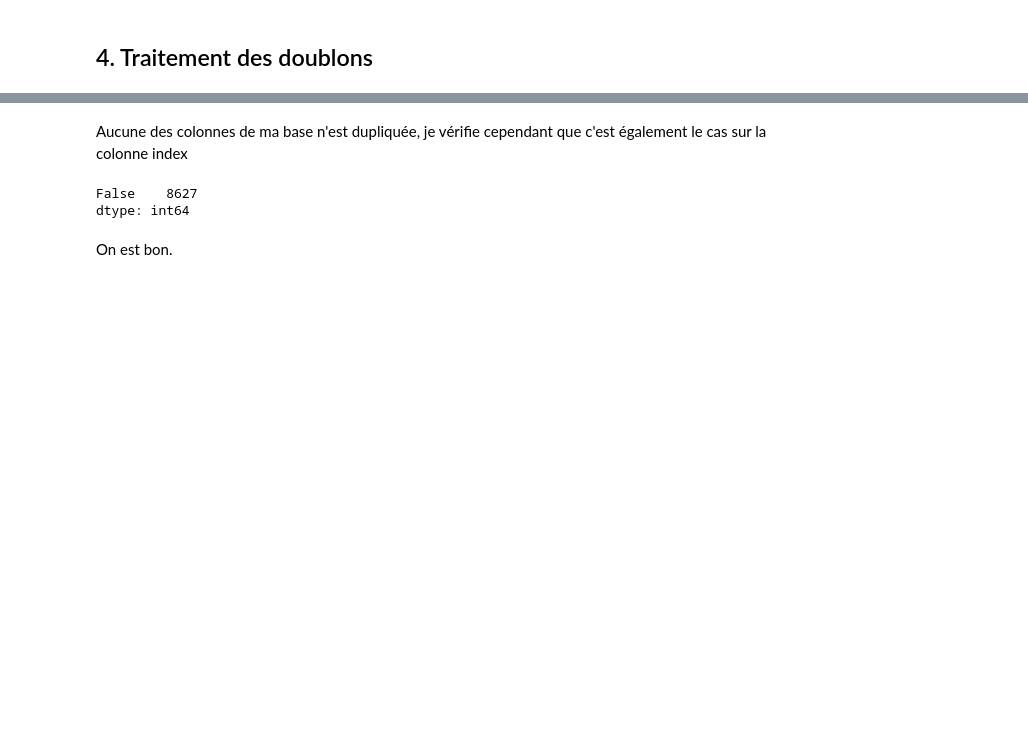
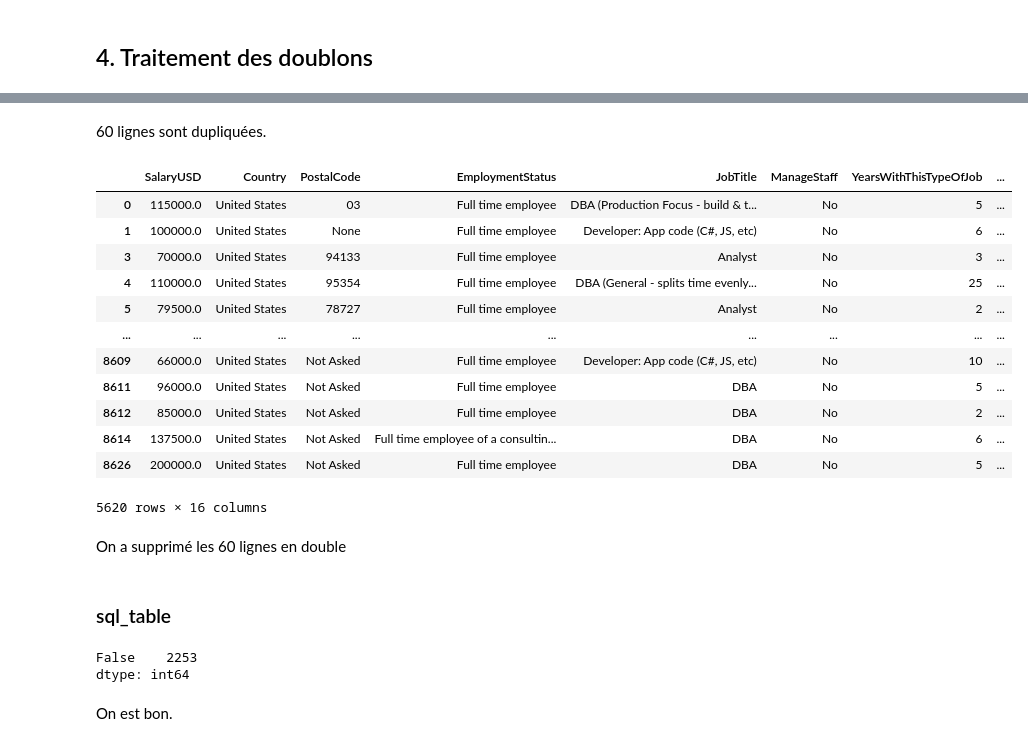
Before and after one commit to ATelders/american_dream, a Jupyter notebook: notebook/Career_cleaning.ipynb, the cells around one changed output, grey strips where cells are left out. Drawn from its saved outputs; the diff is of its cells as text; code cells hidden in the pictures; blank space fills up the shorter version.

```diff
--- a/notebook/Career_cleaning.ipynb
+++ b/notebook/Career_cleaning.ipynb
@@ -273,12 +310,32 @@ False    8627
 dtype: int64
-# %% [markdown]
-
-
-Aucune des colonnes de ma base n'est dupliquée, je vérifie cependant que c'est également le cas sur la colonne index
+# %% [markdown]
+
+
+60 lignes sont dupliquées.
+# %%
+df1.drop_duplicates()
+# %% [output]
+|  | SalaryUSD | Country | PostalCode | EmploymentStatus | JobTitle | ManageStaff | YearsWithThisTypeOfJob | ... |
+| 0 | 115000.0 | United States | 03 | Full time employee | DBA (Production Focus - build & t... | No | 5 | ... |
+| 1 | 100000.0 | United States | None | Full time employee | Developer: App code (C#, JS, etc) | No | 6 | ... |
+| 3 | 70000.0 | United States | 94133 | Full time employee | Analyst | No | 3 | ... |
+| 4 | 110000.0 | United States | 95354 | Full time employee | DBA (General - splits time evenly... | No | 25 | ... |
+| 5 | 79500.0 | United States | 78727 | Full time employee | Analyst | No | 2 | ... |
+| ... | ... | ... | ... | ... | ... | ... | ... | ... |
+| 8609 | 66000.0 | United States | Not Asked | Full time employee | Developer: App code (C#, JS, etc) | No | 10 | ... |
+| 8611 | 96000.0 | United States | Not Asked | Full time employee | DBA | No | 5 | ... |
+| 8612 | 85000.0 | United States | Not Asked | Full time employee | DBA | No | 2 | ... |
+| 8614 | 137500.0 | United States | Not Asked | Full time employee of a consultin... | DBA | No | 6 | ... |
+| 8626 | 200000.0 | United States | Not Asked | Full time employee | DBA | No | 5 | ... |
+5620 rows × 16 columns
+# %% [markdown]
+On a supprimé les 60 lignes en double
+# %% [markdown]
+### sql_table
 # %%
-print(df1.duplicated('index').value_counts())
+print(dfk.duplicated().value_counts())
 # %% [output]
-False    8627
+False    2253
 dtype: int64
 # %% [markdown]
 
```
Also changed, not shown: parts of 13 cells of this notebook, 1 other file.
